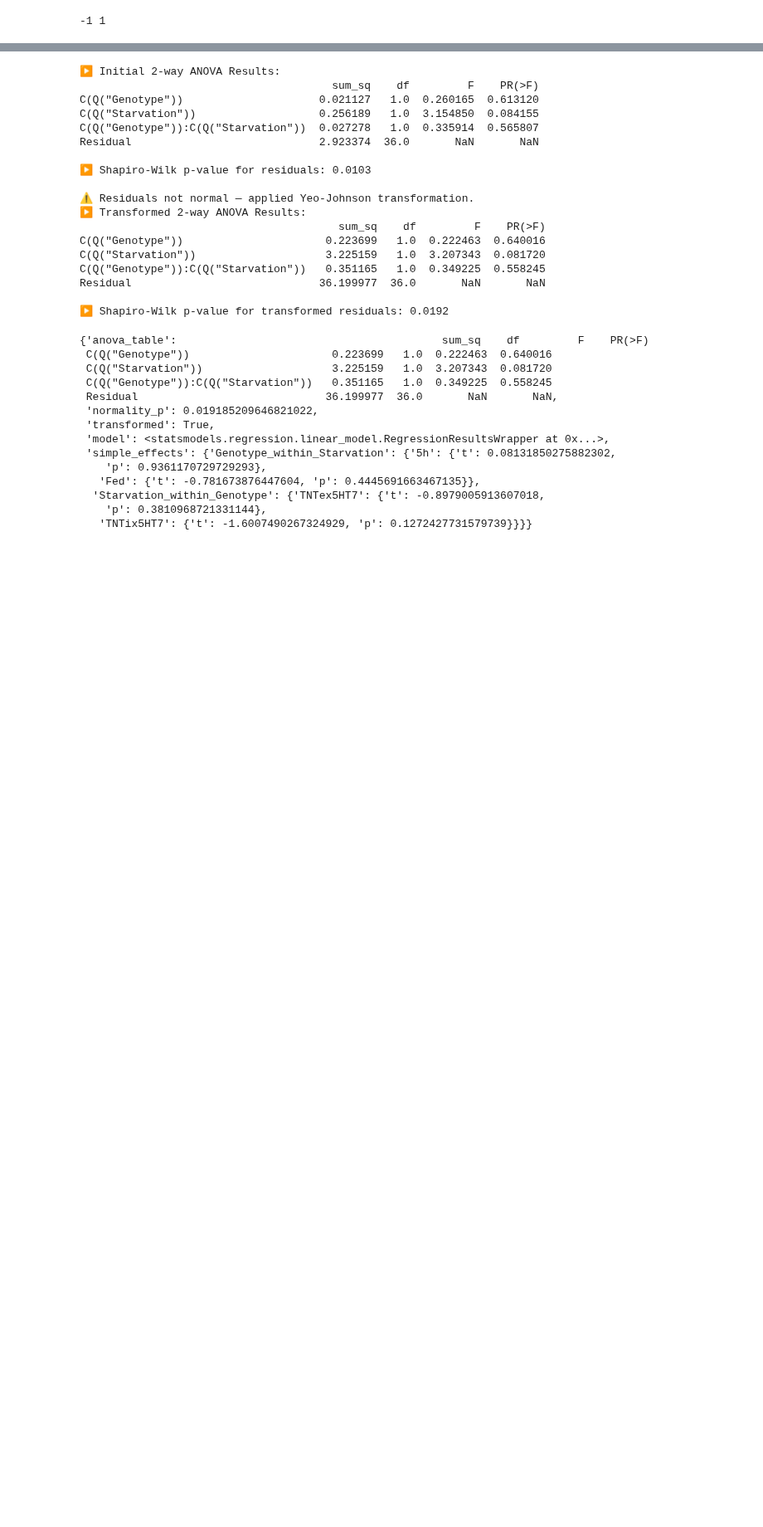
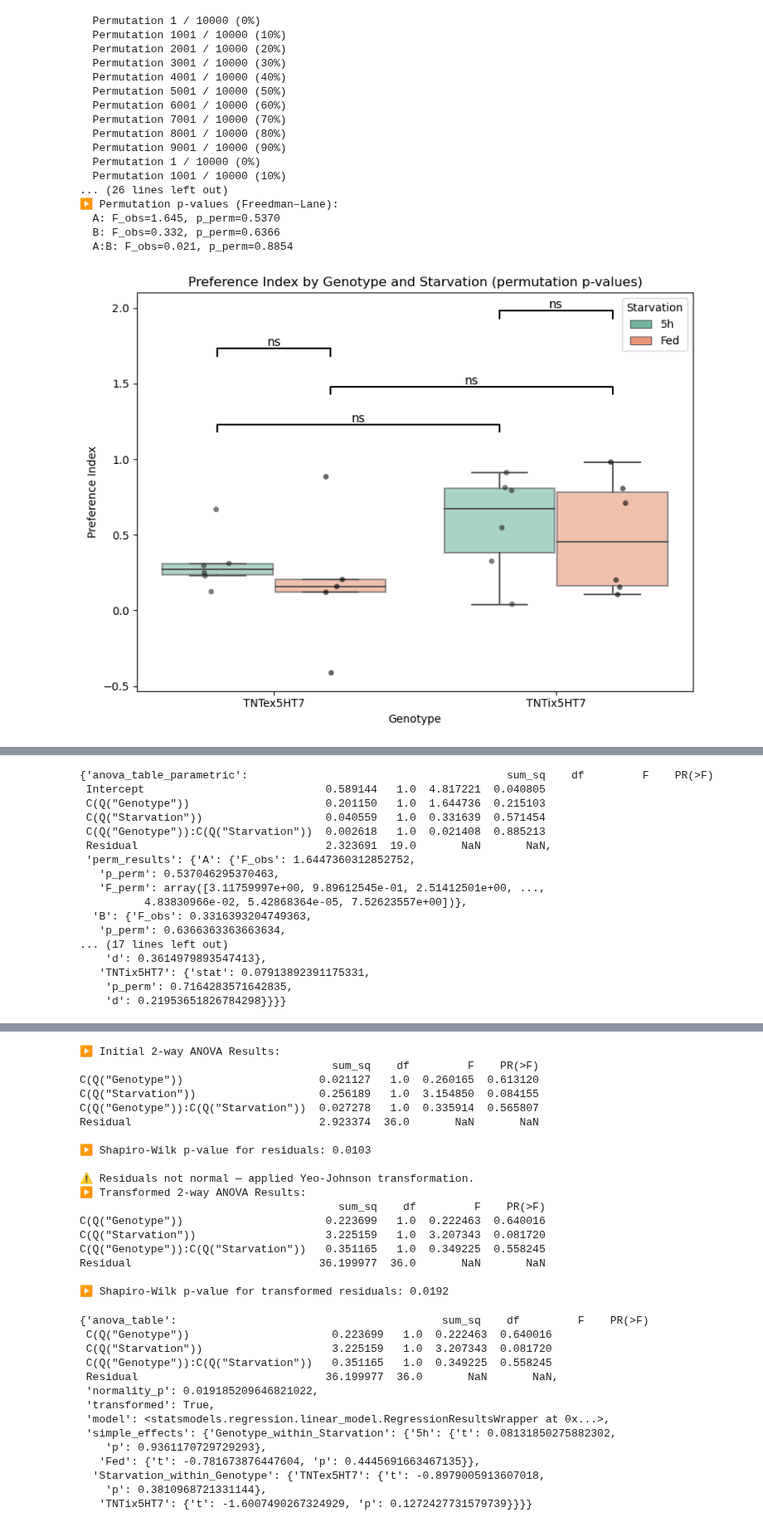
Before and after one commit to HariPNarayanan/larva-locater, a Jupyter notebook: Structured/analysis_bulk.ipynb, the cells around one changed output, grey strips where cells are left out. Shown at 83% size. Drawn from its saved outputs; the diff is of its cells as text; code cells hidden in the pictures; blank space fills up the shorter version.

Commit message:
attempt 1 at a permutation ANOVA for preference index

```diff
--- a/Structured/analysis_bulk.ipynb
+++ b/Structured/analysis_bulk.ipynb
@@ -211,8 +211,9 @@ df_TNTx5HT1A_EA_103 = df_TNTx5HT1A[(df_TNTx5HT1A['Odour'] == 'EA')
 # %%
 # Defining dataframes for framewise stats:
 
-frame_df = df_TNTx5HT1A_EA_105
-frame_df = frame_df[frame_df['Frame'] > 400]
+frame_df = df_TNTx5HT7_EA_105
+frame_df = frame_df[frame_df['Frame'] > 300]
+frame_df = frame_df[frame_df['Frame'] < 500]
 
 
-framewise_stats.analyze_two_way_anova(frame_df, plot = True, plot_transform=True)
+# framewise_stats.analyze_two_way_anova(frame_df, plot = True, plot_transform=True)
@@ -270,3 +220,21 @@ Residual                                      NaN
 # %%
+framewise_stats.analyze_two_way_anova_permutation(frame_df, plot=True, plot_perm_dists=True)
 # %% [output]
--1 1
+  Permutation 1 / 10000 (0%)
+  Permutation 1001 / 10000 (10%)
+  Permutation 2001 / 10000 (20%)
+  Permutation 3001 / 10000 (30%)
+  Permutation 4001 / 10000 (40%)
+  Permutation 5001 / 10000 (50%)
+  Permutation 6001 / 10000 (60%)
+  Permutation 7001 / 10000 (70%)
+  Permutation 8001 / 10000 (80%)
+  Permutation 9001 / 10000 (90%)
+  Permutation 1 / 10000 (0%)
+  Permutation 1001 / 10000 (10%)
+... (26 lines left out)
+▶️ Permutation p-values (Freedman–Lane):
+  A: F_obs=1.645, p_perm=0.5370
+  B: F_obs=0.332, p_perm=0.6366
+  A:B: F_obs=0.021, p_perm=0.8854
+[figure, added]
@@ -272,0 +244,17 @@ Residual                                      NaN
+{'anova_table_parametric':                                        sum_sq    df         F    PR(>F)
+ Intercept                            0.589144   1.0  4.817221  0.040805
+ C(Q("Genotype"))                     0.201150   1.0  1.644736  0.215103
+ C(Q("Starvation"))                   0.040559   1.0  0.331639  0.571454
+ C(Q("Genotype")):C(Q("Starvation"))  0.002618   1.0  0.021408  0.885213
+ Residual                             2.323691  19.0       NaN       NaN,
+ 'perm_results': {'A': {'F_obs': 1.6447360312852752,
+   'p_perm': 0.537046295370463,
+   'F_perm': array([3.11759997e+00, 9.89612545e-01, 2.51412501e+00, ...,
+          4.83830966e-02, 5.42868364e-05, 7.52623557e+00])},
+  'B': {'F_obs': 0.3316393204749363,
+   'p_perm': 0.6366363363663634,
+... (17 lines left out)
+    'd': 0.3614979893547413},
+   'TNTix5HT7': {'stat': 0.07913892391175331,
+    'p_perm': 0.7164283571642835,
+    'd': 0.21953651826784298}}}}
```
Also changed, not shown: parts of 3 cells of this notebook, 1 other file.
